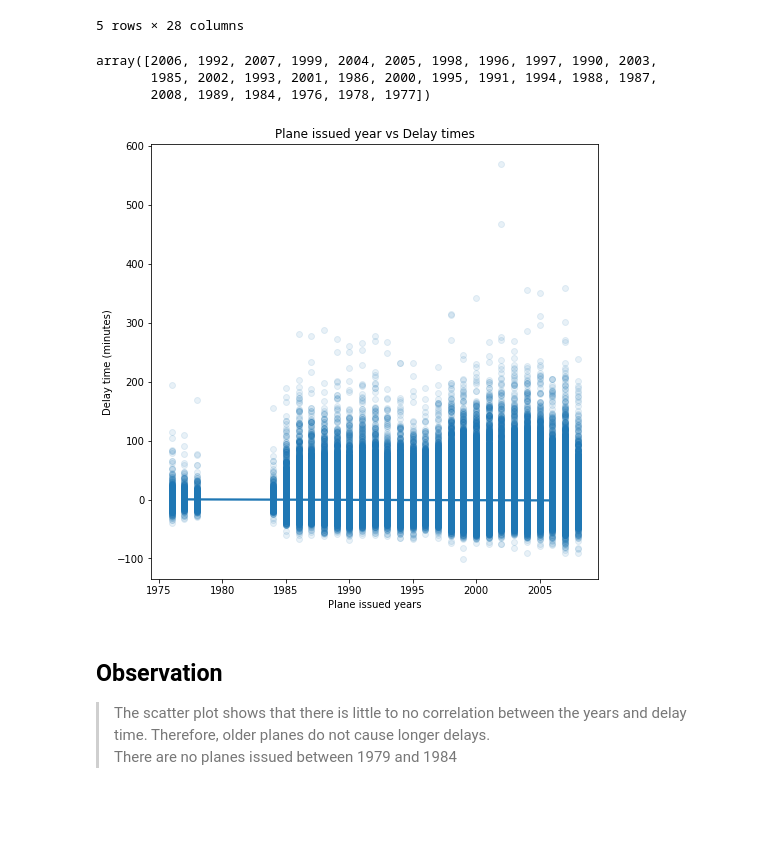
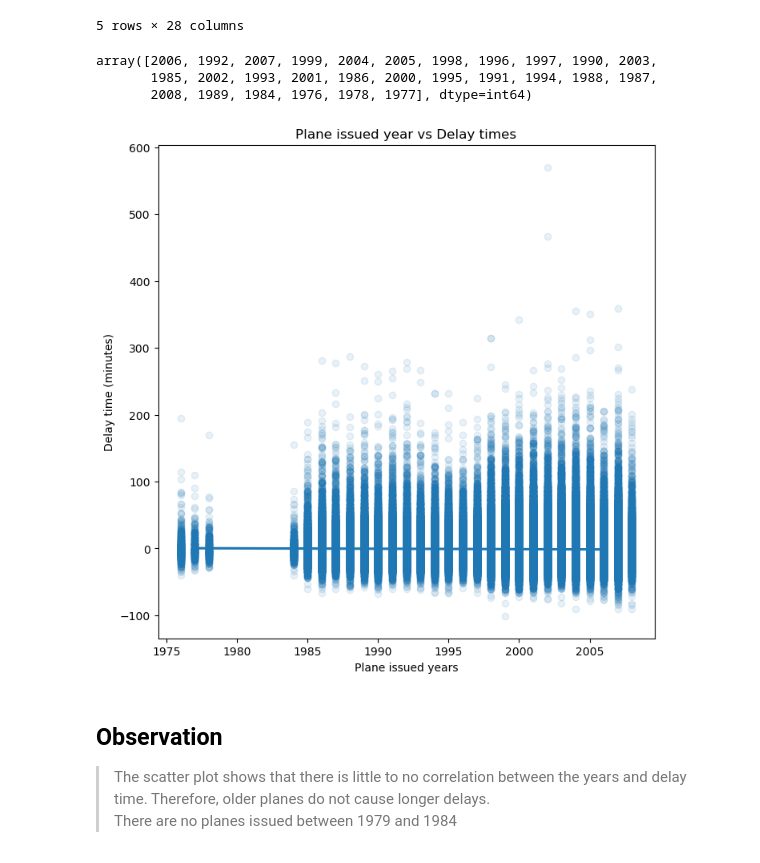
Before and after one commit to ssarrayya/alx-udacity_data-visualization, a Jupyter notebook: Part_I_exploration_template.ipynb, the cells around one changed output. Saved outputs shown, nothing was run; the diff lists cells and outputs as text; code cells hidden in the pictures; blank space fills up the shorter version.

```diff
--- a/Part_I_exploration_template.ipynb
+++ b/Part_I_exploration_template.ipynb
@@ -17,7 +17,7 @@ import seaborn as sb
 %matplotlib inline
 # %%
 # loading data into pandas dataframe
-flight_details = pd.read_csv("/content/2008.csv")
+flight_details = pd.read_csv("2008.csv")
 flight_details
 # %% [output]
 |  | Year | Month | DayofMonth | DayOfWeek | DepTime | CRSDepTime | ArrTime | CRSArrTime | UniqueCarrier | ... |
@@ -197,7 +198,7 @@ carriers
 1491 rows × 2 columns
 # %%
 # loading the plane data file
-airplane_data = pd.read_csv("/content/plane-data.csv")
+airplane_data = pd.read_csv("plane-data.csv")
 airplane_data.head()
 # %% [output]
 |  | tailnum | type | manufacturer | issue_date | model | status | aircraft_type | engine_type | year |
@@ -652,7 +653,7 @@ plane_and_dets['issue_year'].unique()
 # %% [output]
 array([2006, 1992, 2007, 1999, 2004, 2005, 1998, 1996, 1997, 1990, 2003,
        1985, 2002, 1993, 2001, 1986, 2000, 1995, 1991, 1994, 1988, 1987,
-       2008, 1989, 1984, 1976, 1978, 1977])
+       2008, 1989, 1984, 1976, 1978, 1977], dtype=int64)
 # %%
 # Converting year to categorical variable to ensure order
 ordered_years = pd.api.types.CategoricalDtype(categories=plane_and_dets['issue_year'].unique(), ordered=True)
@@ -660,12 +661,12 @@ plane_and_dets['issue_year'] = plane_and_dets['issue_year'].astype(ordered_years
 # %%
 # plotting the data
 plt.figure(figsize=[8, 8])
-sb.regplot(plane_and_dets['issue_year'], plane_and_dets['delay_time'], scatter_kws={'alpha':1/10}, ci=None);
+sb.regplot(data=plane_and_dets, x='issue_year', y='delay_time', scatter_kws={'alpha':1/10}, ci=None);
 plt.title('Plane issued year vs Delay times')
 plt.xlabel('Plane issued years')
 plt.ylabel('Delay time (minutes)');
 # %% [output]
-[figure, old version]
+[figure, new version]
 # %% [markdown]
 ## Observation
 > The scatter plot shows that there is little to no correlation between the years and delay time. Therefore, older planes do not cause longer delays.
```
Also changed, not shown: parts of 19 cells of this notebook, 1 other file.
